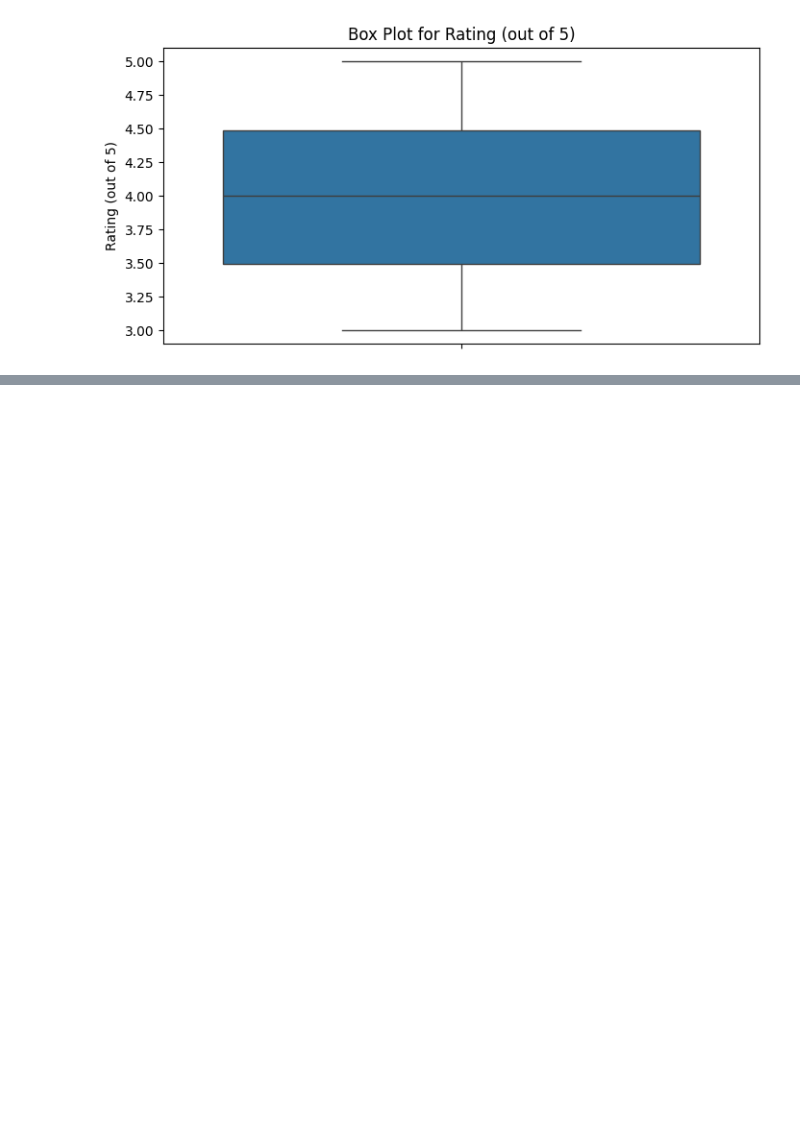
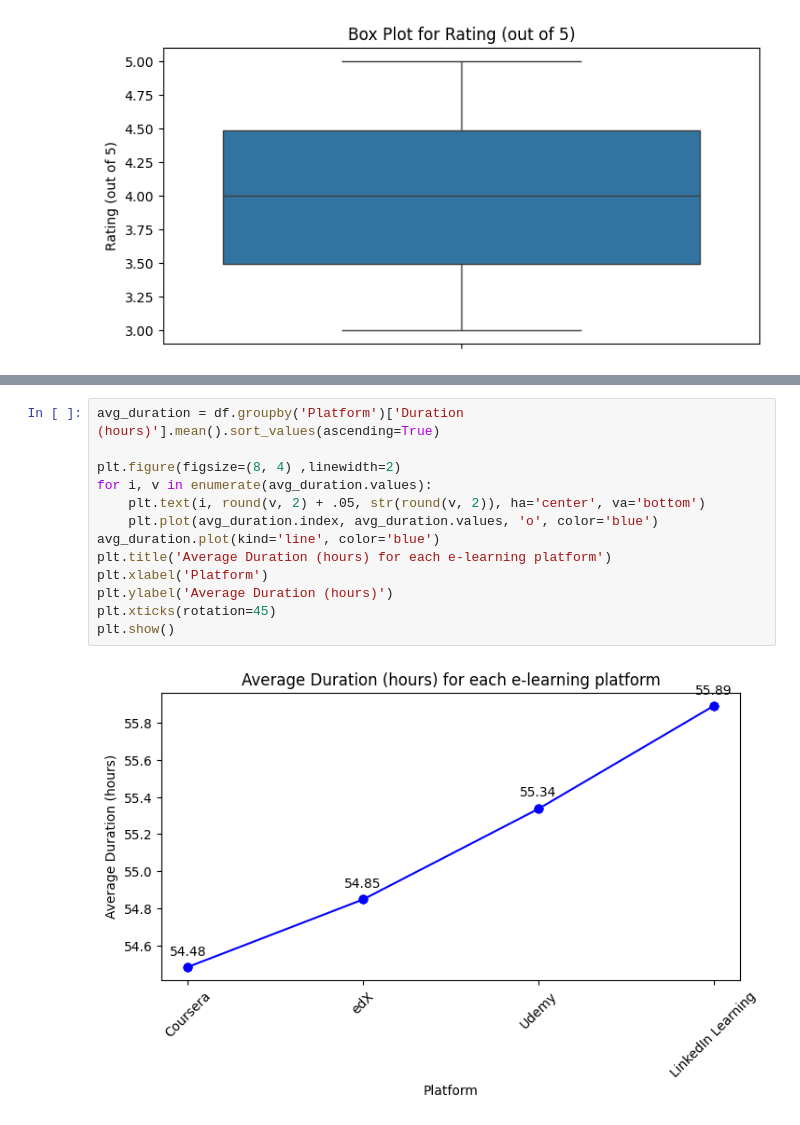
Before and after one commit to TeodoraVuta/E-learning-Project, a Jupyter notebook: test.ipynb, the cells around one changed output, grey strips where cells are left out. Saved outputs shown, nothing was run; the diff lists cells and outputs as text; blank space fills up the shorter version.

```diff
--- a/test.ipynb
+++ b/test.ipynb
@@ -83,0 +112,15 @@ for column in numerical_cols:
+# %%
+avg_duration = df.groupby('Platform')['Duration (hours)'].mean().sort_values(ascending=True)
+
+plt.figure(figsize=(8, 4) ,linewidth=2)
+for i, v in enumerate(avg_duration.values):
+    plt.text(i, round(v, 2) + .05, str(round(v, 2)), ha='center', va='bottom')
+    plt.plot(avg_duration.index, avg_duration.values, 'o', color='blue')
+avg_duration.plot(kind='line', color='blue')
+plt.title('Average Duration (hours) for each e-learning platform')
+plt.xlabel('Platform')
+plt.ylabel('Average Duration (hours)')
+plt.xticks(rotation=45)
+plt.show()
+# %% [output]
+[figure, added]
```
Also changed, not shown: parts of 3 cells of this notebook.
